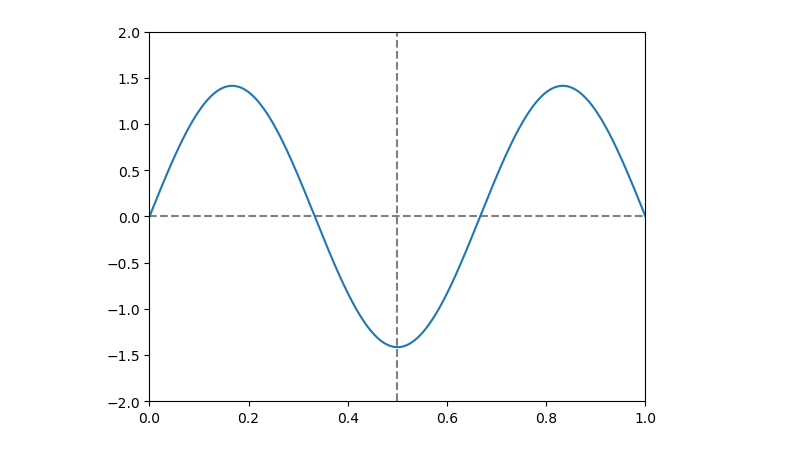
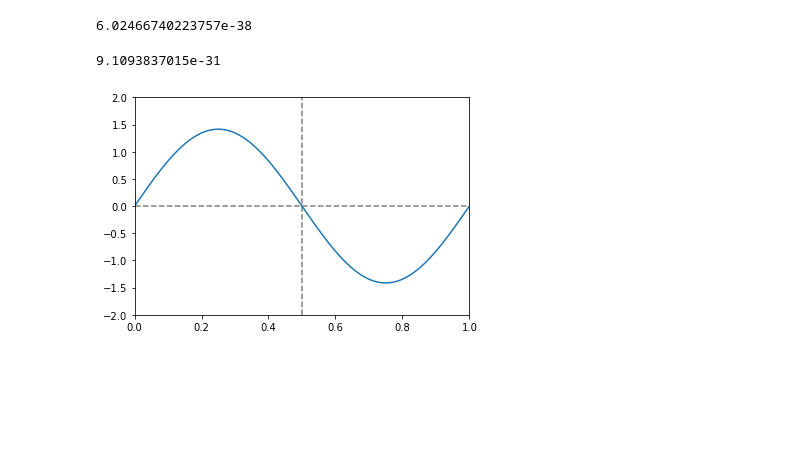
Before and after one commit to sampad95/python_and_jupyter-notebook_scripting, a Jupyter notebook: defining_function/particle_1D-box.ipynb, the cells around one changed output. Drawn from its saved outputs; the diff is of its cells as text; code cells hidden in the pictures; blank space fills up the shorter version.

```diff
--- a/defining_function/particle_1D-box.ipynb
+++ b/defining_function/particle_1D-box.ipynb
@@ -16,15 +16,40 @@ def xvec(a2, h):
 # %%
-qn = 3
-xmax = 1
-step = 0.001
+# qn = 0.5
+# xmax = 1
+# step = 0.001
 
-plt.vlines(x=(xmax-0)/2, ymin=-2, ymax=2, ls="--", color="grey")
-plt.hlines(y=0, xmin=0, xmax=xmax, ls="--", color="grey")
+# plt.vlines(x=(xmax-0)/2, ymin=-2, ymax=2, ls="--", color="grey")
+# plt.hlines(y=0, xmin=0, xmax=xmax, ls="--", color="grey")
 
-plt.xlim(0, xmax)
-plt.ylim(-2, 2)
-plt.plot(xvec(xmax, step),  psi_n(qn, xmax, step))
+# plt.xlim(0, xmax)
+# plt.ylim(-2, 2)
+# plt.plot(xvec(xmax, step),  psi_n(qn, xmax, step))
 
-plt.show()
+# plt.show()
-# %% [output]
-[figure, removed]
+# %%
+def psi_n(n, a2, h):
+    l=a2-0
+    psi = []
+
+    if type(n) == int and n != 0:
+        for x in np.arange(0, a2+h, h):
+            psi += [math.sqrt(2/l)*math.sin((n*math.pi*x)/l)]
+    else:
+        print("Wrong input")
+
+    return psi
+
+def pd_n(n, a2, h):
+    l=a2-0
+    pd = []
+
+    if type(n) == int and n != 0:
+        for x in np.arange(0, a2+h, h):
+            pd += [(math.sqrt(2/l)*math.sin((n*math.pi*x)/l))**2]
+    else:
+        print("Wrong input")
+
+    return pd
+
+def xvec(a2, h):
+    return np.arange(0, a2+h, h)
@@ -30,0 +60,23 @@ plt.show()
+# %%
+E_n(1, 1)
+# %% [output]
+6.02466740223757e-38
+# %%
+sc.m_e
+# %% [output]
+9.1093837015e-31
+# %%
+qn = 2
+xmax = 1
+step = 0.001
+
+plt.vlines(x=(xmax-0)/2, ymin=-2, ymax=2, ls="--", color="grey")
+plt.hlines(y=0, xmin=0, xmax=xmax, ls="--", color="grey")
+
+plt.xlim(0, xmax)
+plt.ylim(-2, 2)
+plt.plot(xvec(xmax, step),  psi_n(qn, xmax, step))
+
+plt.show()
+# %% [output]
+[figure, added]
```
Also changed, not shown: parts of 6 cells of this notebook.
